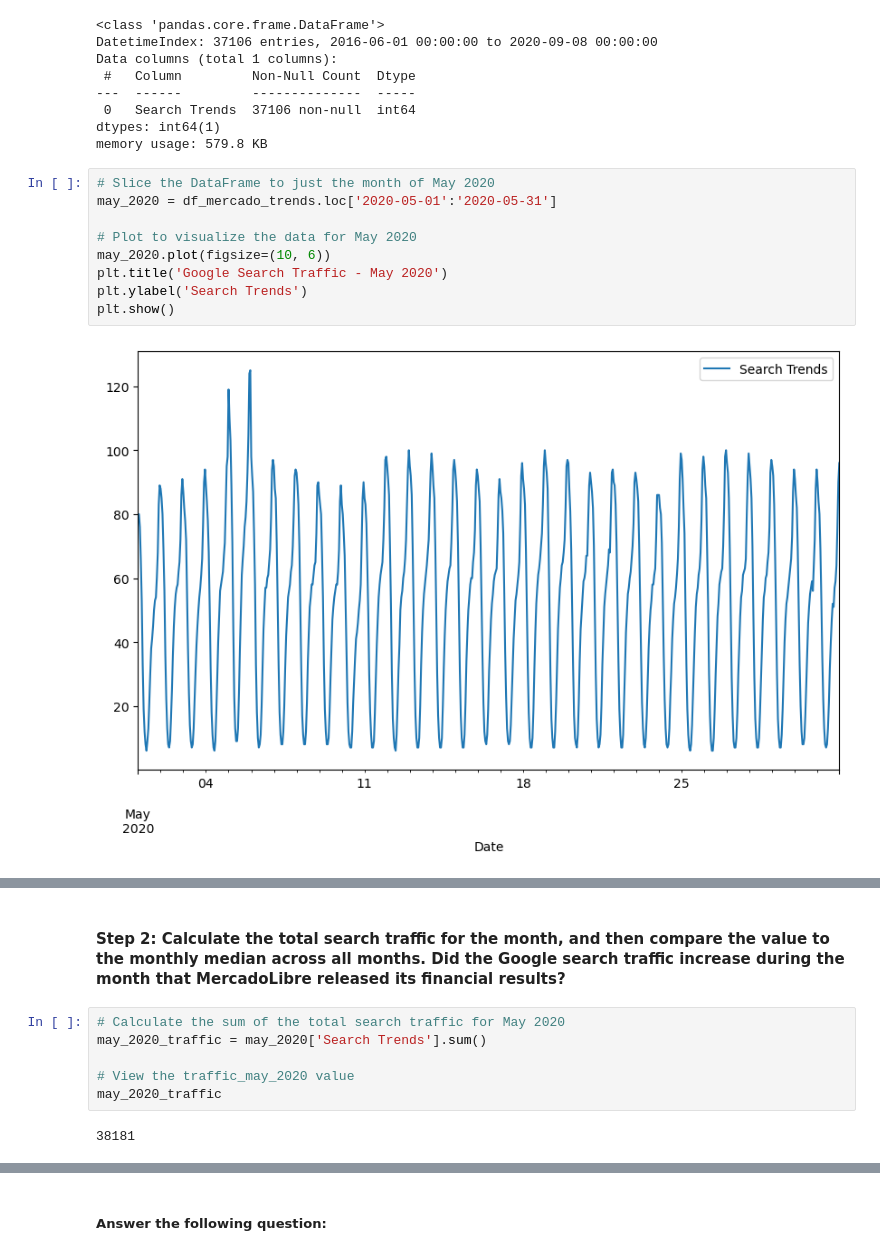
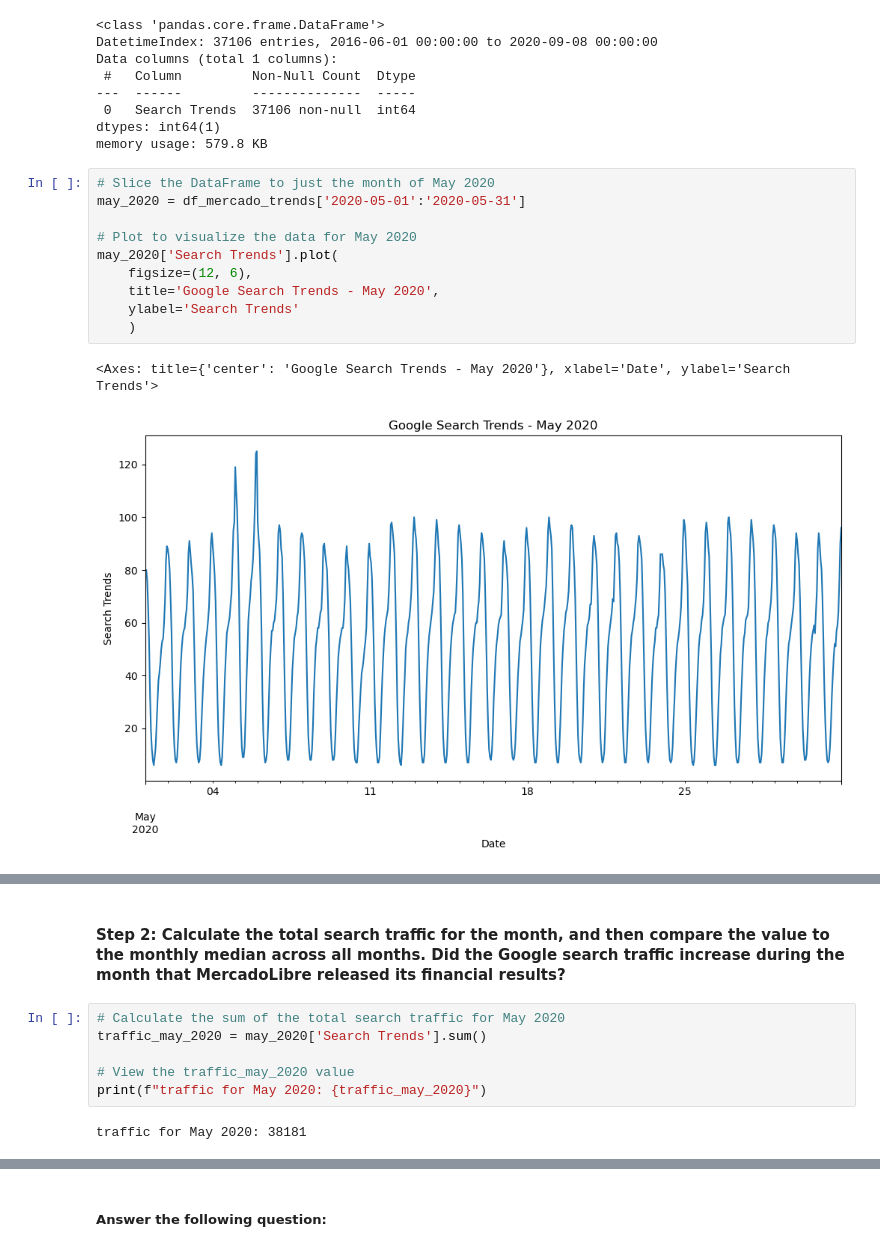
Before and after one commit to harrismhurley/prophet-challenge, a Jupyter notebook: forecasting_net_prophet.ipynb, the cells around one changed output, grey strips where cells are left out. Drawn from its saved outputs; the diff is of its cells as text.

```diff
--- a/forecasting_net_prophet.ipynb
+++ b/forecasting_net_prophet.ipynb
@@ -77,12 +83,14 @@ dtypes: int64(1)
 memory usage: 579.8 KB
 # %%
 # Slice the DataFrame to just the month of May 2020
-may_2020 = df_mercado_trends.loc['2020-05-01':'2020-05-31']
+may_2020 = df_mercado_trends['2020-05-01':'2020-05-31']
 
 # Plot to visualize the data for May 2020
-may_2020.plot(figsize=(10, 6))
-plt.title('Google Search Traffic - May 2020')
-plt.ylabel('Search Trends')
-plt.show()
+may_2020['Search Trends'].plot(
+    figsize=(12, 6),
+    title='Google Search Trends - May 2020',
+    ylabel='Search Trends'
+    )
 # %% [output]
+<Axes: title={'center': 'Google Search Trends - May 2020'}, xlabel='Date', ylabel='Search Trends'>
-[figure, old version]
+[figure, new version]
@@ -91,12 +98,12 @@ plt.show()
 #### Step 2: Calculate the total search traffic for the month, and then compare the value to the monthly median across all months. Did the Google search traffic increase during the month that MercadoLibre released its financial results?
 # %%
 # Calculate the sum of the total search traffic for May 2020
-may_2020_traffic = may_2020['Search Trends'].sum()
+traffic_may_2020 = may_2020['Search Trends'].sum()
 
 # View the traffic_may_2020 value
-may_2020_traffic
+print(f"traffic for May 2020: {traffic_may_2020}")
 # %% [output]
-38181
+traffic for May 2020: 38181
 # %%
 # Calcluate the monhtly median search traffic across all months
 # Group the DataFrame by index year and then index month, chain the sum and then the median functions
```
Also changed, not shown: parts of 44 cells of this notebook, 1 other file.
